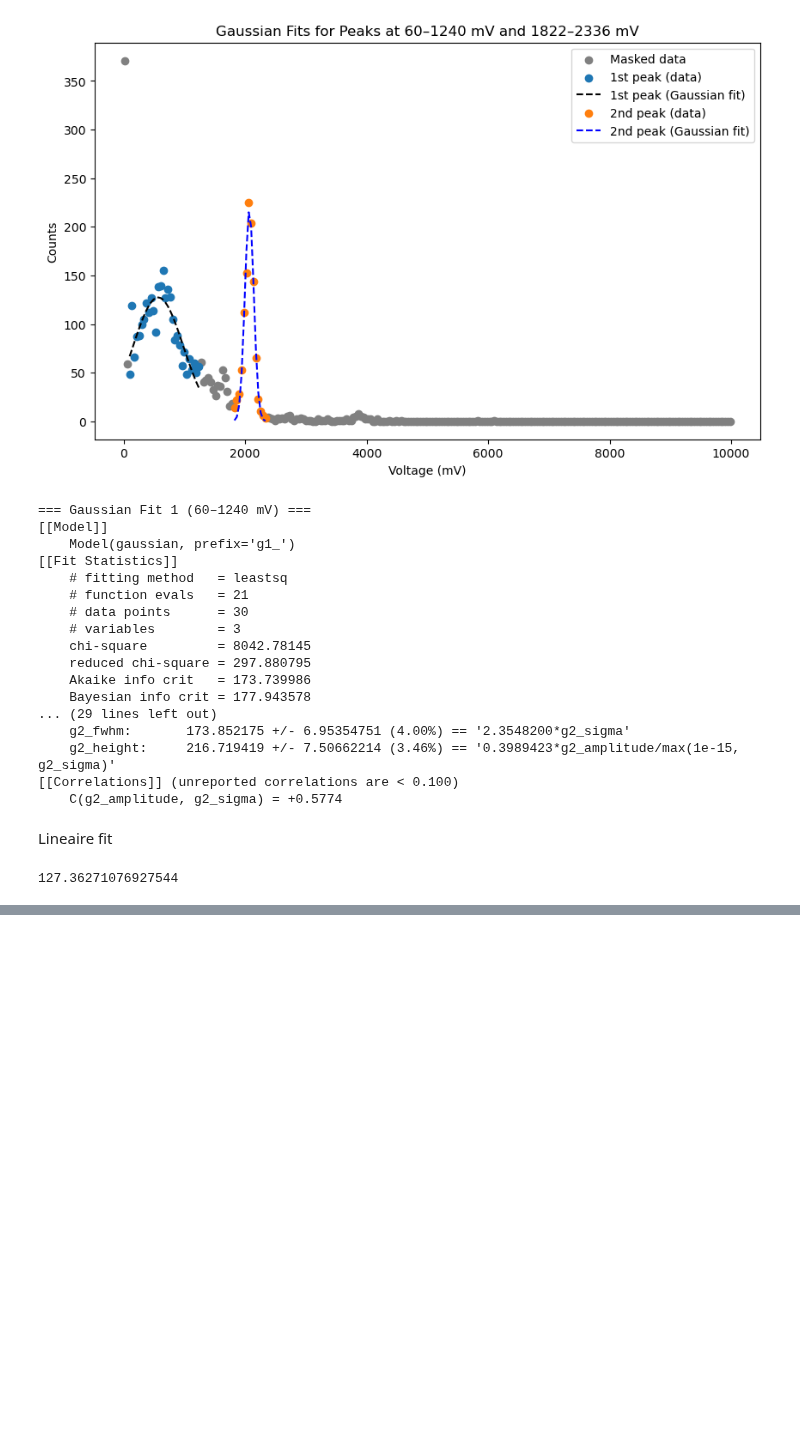
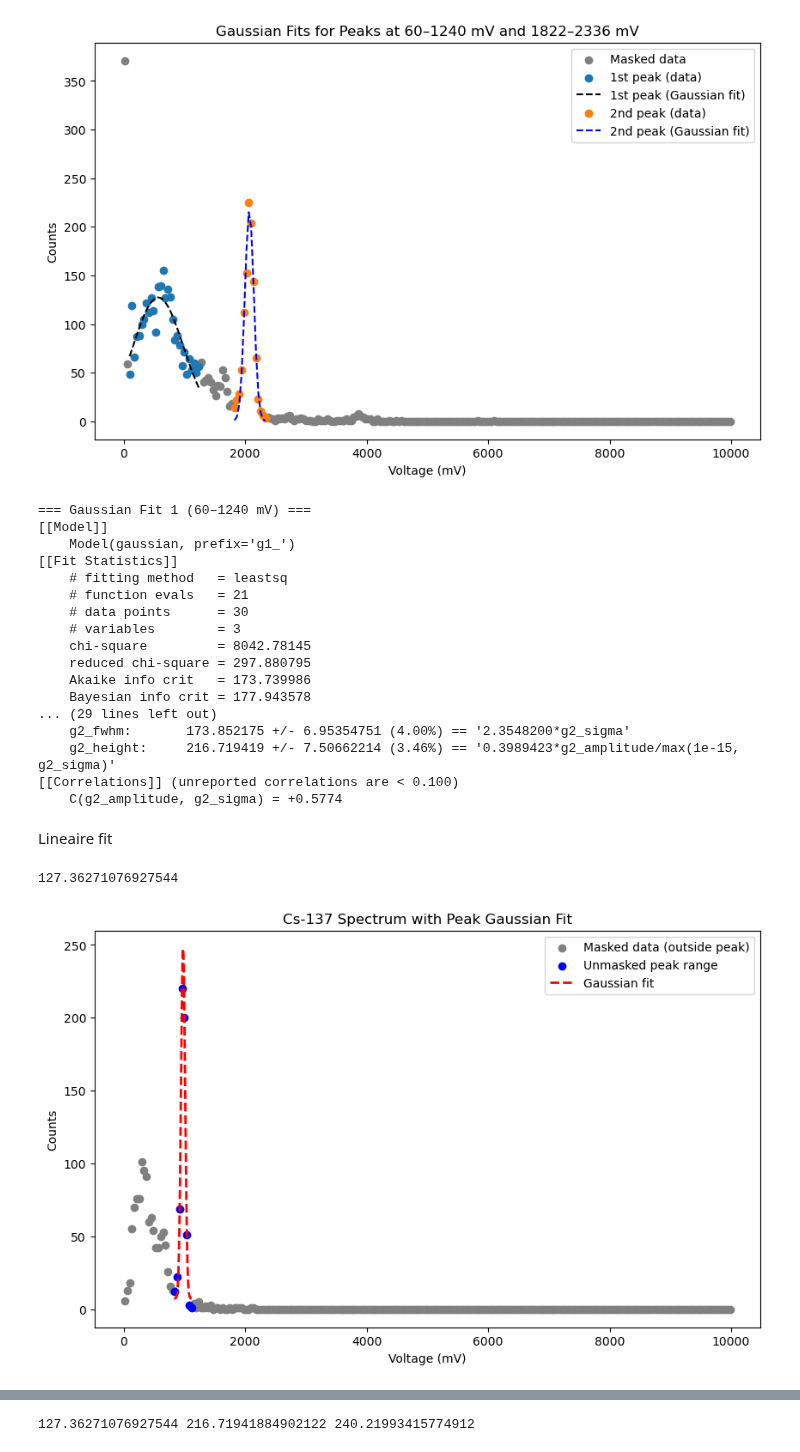
Before and after one commit to SannevWestrenen/NSP2-Particle-Physics---Charley-Sanne, a Jupyter notebook: calibration/Particle Physics - Charley & Sanne.ipynb, the cells around one changed output, grey strips where cells are left out. Cells and saved outputs as stored; diff of their text form; code cells hidden in the pictures; blank space fills up the shorter version.

Commit message:
Added Cesium to Notebook

```diff
--- a/calibration/Particle Physics - Charley & Sanne.ipynb
+++ b/calibration/Particle Physics - Charley & Sanne.ipynb
@@ -136,3 +134,67 @@ sodium_height_2 = result1.params['g1_height'].value
 print(sodium_height_1)
 # %% [output]
 127.36271076927544
+# %%
+# CESIUM
+
+
+# --- Opening File for Cs-137 ---
+cs_voltage = []
+cs_counts = []
+
+with open("../20251105 Cs-137 01.csv", "r", newline="") as file:
+    next(file)
+    for line in file:
+        parts = line.split(",")
+        cs_voltage.append(float(parts[0]))
+        cs_counts.append(float(parts[1]))
+
+cs_voltage_array = np.array(cs_voltage)
+cs_counts_array = np.array(cs_counts)
+
+# --- Define the unmasked peak range ---
+cs_peak_min, cs_peak_max = 830, 1120
+peak_mask = (cs_voltage_array >= cs_peak_min) & (cs_voltage_array <= cs_peak_max)
+
+# Masked = everything outside the peak range
+masked_mask = ~peak_mask
+
+# Separate masked/unmasked data
+cs_voltage_unmasked = cs_voltage_array[peak_mask]
+cs_counts_unmasked = cs_counts_array[peak_mask]
+
+cs_voltage_masked = cs_voltage_array[masked_mask]
+cs_counts_masked = cs_counts_array[masked_mask]
+
+# --- Gaussian + baseline fit for unmasked peak ---
+gauss_cs = models.GaussianModel(prefix='cs_') + models.ConstantModel(prefix='bkg_')
+params = gauss_cs.make_params()
+params['cs_center'].set(value=cs_voltage_unmasked[np.argmax(cs_counts_unmasked)])
+params['cs_sigma'].set(value=(cs_peak_max - cs_peak_min)/6, min=1)
+params['cs_amplitude'].set(value=max(cs_counts_unmasked))
+params['bkg_c'].set(value=min(cs_counts_unmasked))
+result_cs = gauss_cs.fit(cs_counts_unmasked, params, x=cs_voltage_unmasked)
+
+# --- Plot full spectrum ---
+plt.figure(figsize=(10,6))
+
+# Masked points (outside peak range)
+plt.scatter(cs_voltage_masked, cs_counts_masked, color='grey', label='Masked data (outside peak)')
+
+# Unmasked peak range
+plt.scatter(cs_voltage_unmasked, cs_counts_unmasked, color='blue', label='Unmasked peak range')
+
+# Gaussian fit line
+x_fit = np.linspace(cs_peak_min, cs_peak_max, 500)
+plt.plot(x_fit, gauss_cs.eval(result_cs.params, x=x_fit), 'r--', linewidth=2, label='Gaussian fit')
+
+plt.xlabel("Voltage (mV)")
+plt.ylabel("Counts")
+plt.title("Cs-137 Spectrum with Peak Gaussian Fit")
+plt.legend()
+plt.show()
+
+# --- Print fit report ---
+print(result_cs.fit_report())
+# %% [output]
+[figure, added]
@@ -138,0 +218,11 @@ print(sodium_height_1)
+# %%
+# Results
+
+Peak_values = [511, 1274.5, 622] # Literaire piekwaarden in keV
+sodium_height_1 = result1.params['g1_height'].value
+sodium_height_2 = result2.params['g2_height'].value
+cesium_height = result_cs.params['cs_height'].value
+
+print(sodium_height_1, sodium_height_2, cesium_height)
+# %% [output]
+127.36271076927544 216.71941884902122 240.21993415774912
```
Also changed, not shown: parts of 3 cells of this notebook.
